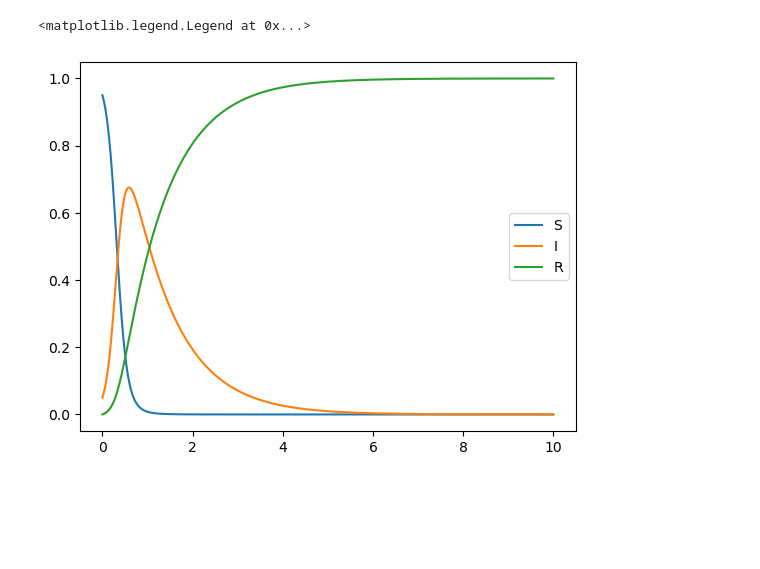
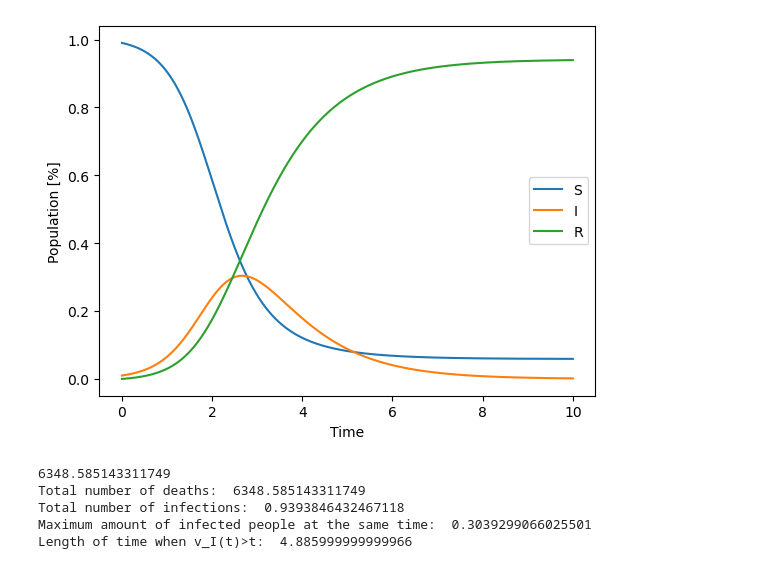
Before and after one commit to ddb-dora/sir-model, a Jupyter notebook: python/sir.ipynb, the cells around one changed output. Cells and saved outputs as stored; diff of their text form; code cells hidden in the pictures; blank space fills up the shorter version.

```diff
--- a/python/sir.ipynb
+++ b/python/sir.ipynb
@@ -1,32 +1,78 @@
 # %%
+#SIR
 import numpy as np
 
-beta=10
+beta=3
 gamma=1
 
 T=10
 dt=0.001
 nsteps=round(T/dt)
-vs=np.zeros([nsteps+1])
-vi=np.zeros([nsteps+1])
-vr=np.zeros([nsteps+1])
-vs[0]=0.95
-vi[0]=0.05
+v_S=np.zeros([nsteps+1])
+v_I=np.zeros([nsteps+1])
+v_R=np.zeros([nsteps+1])
+v_S[0]=0.99
+v_I[0]=0.01
 
 # SIR
-for i in range(nsteps):
-    vs[i+1]=vs[i]-dt*beta*vs[i]*vi[i]
-    vi[i+1]=vi[i]+dt*beta*vs[i]*vi[i]-gamma*vi[i]*dt
-    vr[i+1]=vr[i]+gamma*vi[i]*dt
+for t in range(nsteps):
+    v_S[t+1]=v_S[t]-dt*beta*v_S[t]*v_I[t]
+    v_I[t+1]=v_I[t]+dt*beta*v_S[t]*v_I[t]-gamma*v_I[t]*dt
+    v_R[t+1]=v_R[t]+gamma*v_I[t]*dt
 # %%
+#SIR diagram
 import matplotlib.pyplot as plt
-trange=[i*dt for i in range(nsteps+1)]
+trange=[t*dt for t in range(nsteps+1)]
 plt.figure()
-plt.plot(trange,vs,label='S')
-plt.plot(trange,vi,label='I')
-plt.plot(trange,vr,label='R')
+
+plt.plot(trange,v_S,label='S')
+plt.plot(trange,v_I,label='I')
+plt.plot(trange,v_R,label='R')
 plt.legend()
+
+plt.xlabel('Time')
+plt.ylabel('Population [%]')
+plt.savefig('Diagrams/SIR.png', bbox_inches='tight') #Ábra mentése
 # %% [output]
-<matplotlib.legend.Legend at 0x...>
-[figure, old version]
+[figure, new version]
+# %%
+#SIR modellből kinyert adatok generálása
+#halottak száma (v_R)
+deaths = 0.00
+for i in v_R:
+    deaths += i
+
+print(sum(v_R))
+
+print('Total number of deaths: ', deaths)
+
+#Összes fertőzőttek száma (v_I)
+infected = sum(v_I)*dt
+
+#infected += deaths
+print('Total number of infections: ', infected)
+
+#Maximális megbetegedések száma egyszerre
+beteg = 0.00
+for i in v_I:
+    if(i > beteg):
+        beteg = i
+
+print('Maximum amount of infected people at the same time: ', beteg)
+
+#Milyen hosszú időszakban volt t < v_I(t)
+#'túlterhelt időszak'
+t = 0.05
+greater = 0.000
+for i in v_I:
+    if(i > t):
+        greater += dt
+
+print('Length of time when v_I(t)>t: ', greater)
+# %% [output]
+6348.585143311749
+Total number of deaths:  6348.585143311749
+Total number of infections:  0.9393846432467118
+Maximum amount of infected people at the same time:  0.3039299066025501
+Length of time when v_I(t)>t:  4.885999999999966
 # %%
```
Also changed, not shown: parts of 19 cells of this notebook.
